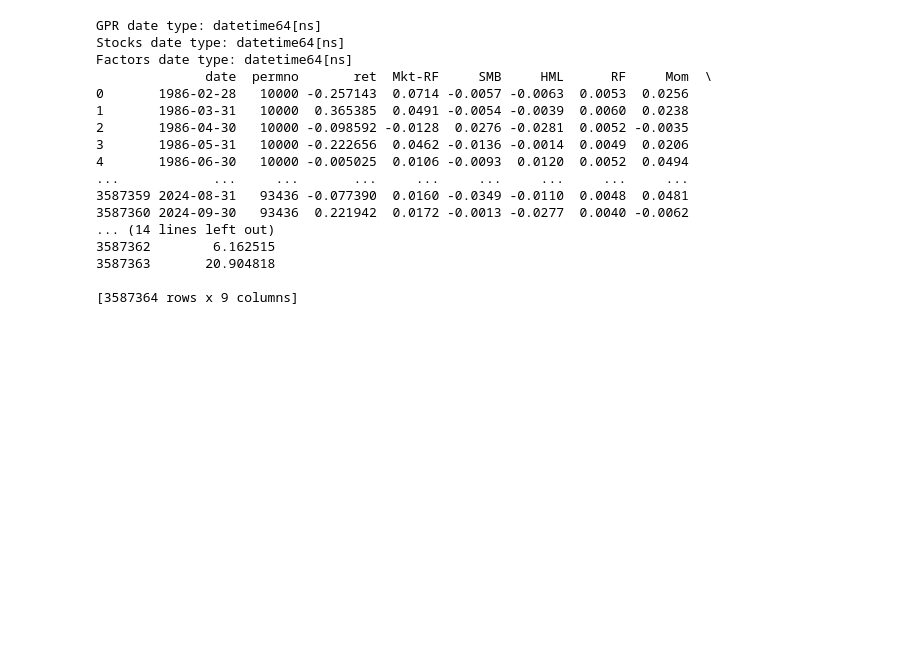
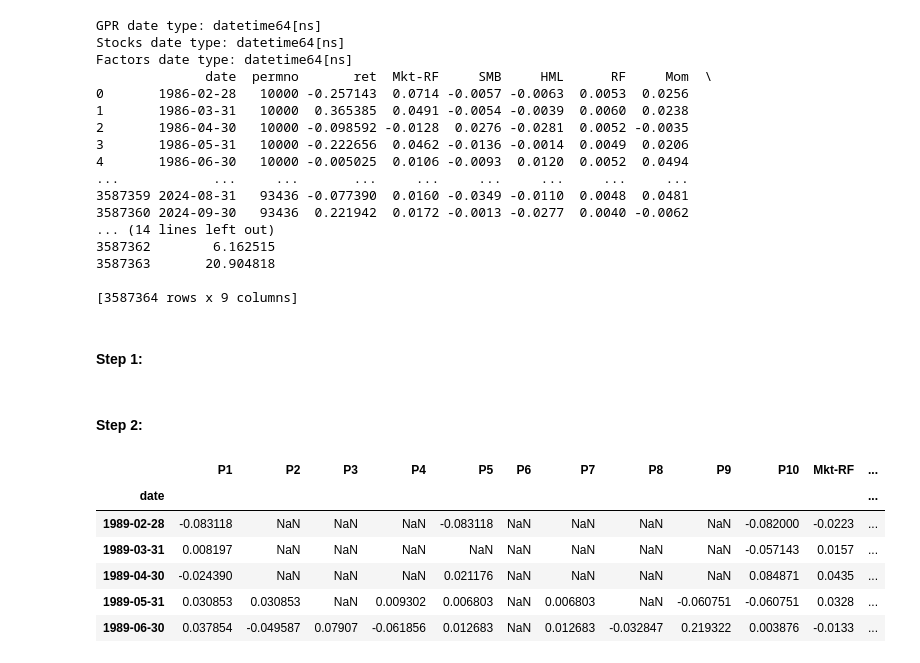
Before and after one commit to siddharthyashkukreja-cloud/Hedging_GeoPolRisk, a Jupyter notebook: part 3 - Measuring Geopolitical News.ipynb, the cells around one changed output. Saved outputs shown, nothing was run; the diff lists cells and outputs as text; code cells hidden in the pictures; blank space fills up the shorter version.

```diff
--- a/part 3 - Measuring Geopolitical News.ipynb
+++ b/part 3 - Measuring Geopolitical News.ipynb
@@ -194,3 +194,48 @@ Factors date type: datetime64[ns]
 3587363       20.904818
 
 [3587364 rows x 9 columns]
+# %% [markdown]
+#### Step 1:
+# %%
+#similar as Sid proposes for gpr I used a rolling window:
+def rolling_beta_pipeline(group):
+    #If the stock has fewer than 60 months of data, exclude it since it has to little data point to do anything
+    if len(group) < 60:
+        return pd.Series(np.nan, index=group.index)
+    # Dependent variable Excess Return
+    endog = group['excret']
+    # Independent are the 4 factors and the shock
+    exog = sm.add_constant(group[['Mkt-RF', 'SMB', 'HML', 'Mom', 'gpr_news_shock']])
+
+    # use a rolling we start with just a 60 month window
+    rols = RollingOLS(endog, exog, window=60, min_nobs=36)
+    rres = rols.fit()
+    return rres.params['gpr_news_shock']
+
+# Calculate bbeta
+df_master['beta_gpr'] = df_master.groupby('permno', group_keys=False).apply(rolling_beta_pipeline)
+
+# Lag Beta -> so trrade at t using info from t-1
+df_master['beta_gpr_lag'] = df_master.groupby('permno')['beta_gpr'].shift(1)
+df_analysis = df_master.dropna(subset=['beta_gpr_lag']).copy()
+# %% [markdown]
+#### Step 2:
+# %%
+# Sort firms into 10 deciles
+df_analysis['decile'] = df_analysis.groupby('date', group_keys=False).apply(lambda g: pd.qcut(g['beta_gpr_lag'], 10, labels=False, duplicates='drop'))
+
+# Calculate Portfolio Returns
+port_rets = df_analysis.groupby(['date', 'decile'])['ret'].mean().unstack()
+port_rets.columns = [f'P{i+1}' for i in range(10)]
+
+# Add Factors back for residualization
+port_rets = port_rets.merge(factors.set_index('date'), left_index=True, right_index=True)
+port_rets.head()
+# %% [output]
+|  | P1 | P2 | P3 | P4 | P5 | P6 | P7 | P8 | P9 | P10 | Mkt-RF | ... |
+| date |  |  |  |  |  |  |  |  |  |  |  | ... |
+| 1989-02-28 | -0.083118 | NaN | NaN | NaN | -0.083118 | NaN | NaN | NaN | NaN | -0.082000 | -0.0223 | ... |
+| 1989-03-31 | 0.008197 | NaN | NaN | NaN | NaN | NaN | NaN | NaN | NaN | -0.057143 | 0.0157 | ... |
+| 1989-04-30 | -0.024390 | NaN | NaN | NaN | 0.021176 | NaN | NaN | NaN | NaN | 0.084871 | 0.0435 | ... |
+| 1989-05-31 | 0.030853 | 0.030853 | NaN | 0.009302 | 0.006803 | NaN | 0.006803 | NaN | -0.060751 | -0.060751 | 0.0328 | ... |
+| 1989-06-30 | 0.037854 | -0.049587 | 0.07907 | -0.061856 | 0.012683 | NaN | 0.012683 | -0.032847 | 0.219322 | 0.003876 | -0.0133 | ... |
```
Also changed, not shown: parts of 2 cells of this notebook.
